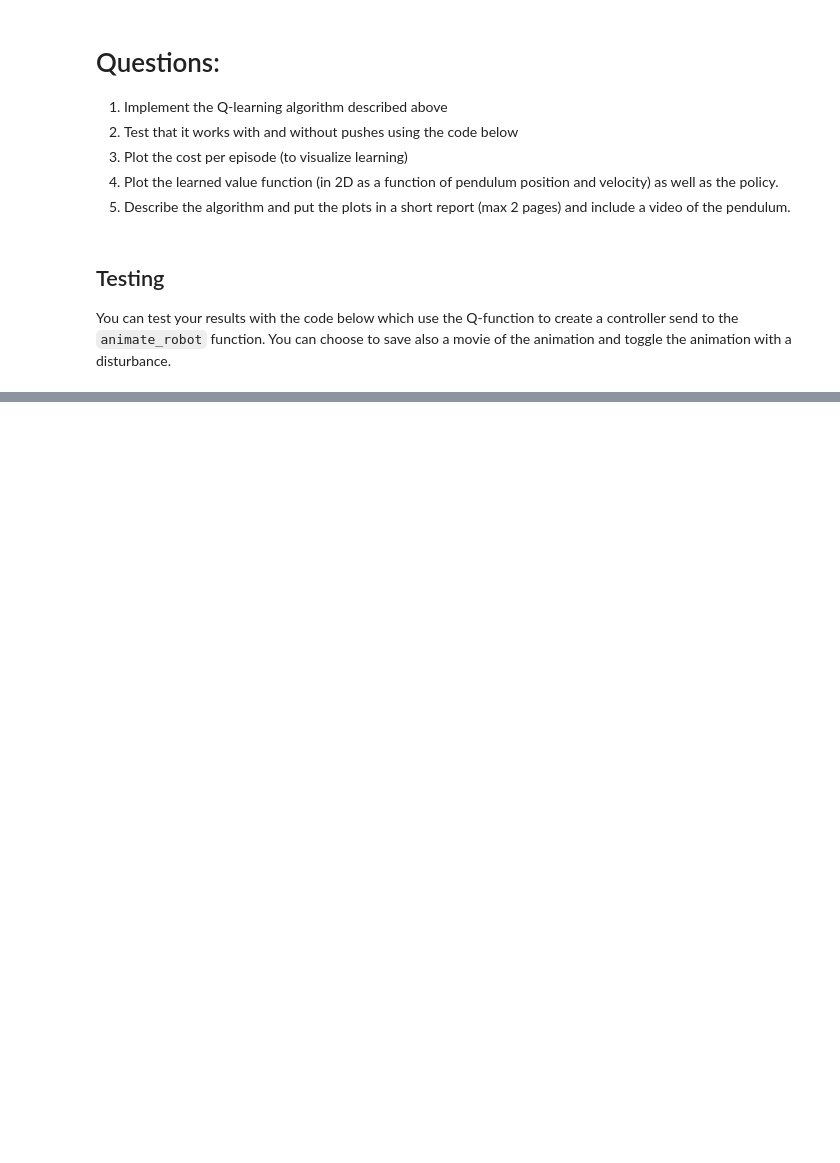
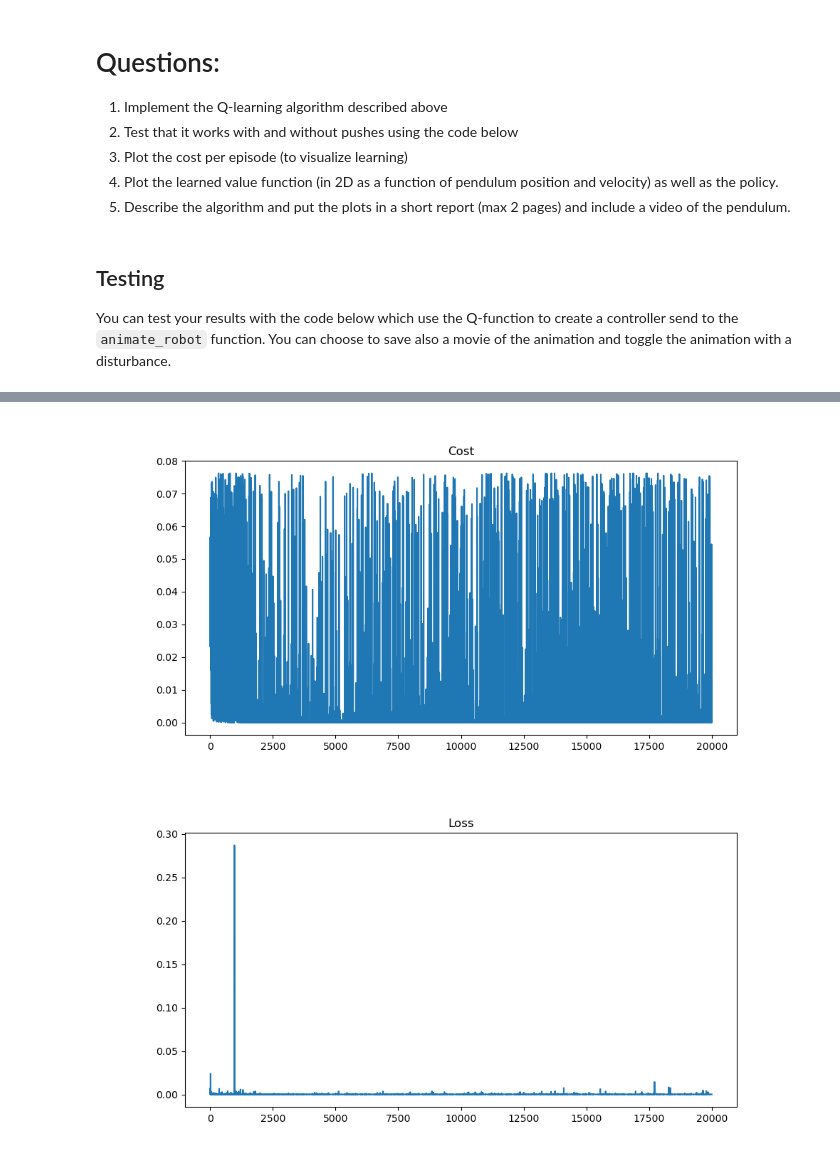
Before and after one commit to RiVer2000/ROB-GY-6323, a Jupyter notebook: Homework 4/Series 4 - Q-learning.ipynb, the cells around one changed output, grey strips where cells are left out. Saved outputs shown, nothing was run; the diff lists cells and outputs as text; code cells hidden in the pictures; blank space fills up the shorter version.

```diff
--- a/Homework 4/Series 4 - Q-learning.ipynb
+++ b/Homework 4/Series 4 - Q-learning.ipynb
@@ -107,16 +99,0 @@ def cost(x, u):
-# %%
-# Make device agnostic code
-device = torch.device("cuda" if torch.cuda.is_available() else "cpu")
-q_function.to(device=device)
-# np.random.seed(42)
-# torch.manual_seed(42)
-N = 100
-MAX_ITER = 5000
-alpha = 0.99
-lr = 0.1
-epsilon = 0.1
-
-# loss_fn = torch.nn.MSELoss(reduction='sum')
-loss_fn = torch.nn.MSELoss()
-
-optimizer = torch.optim.SGD(q_function.parameters(), lr=lr)
@@ -158,20 +99,0 @@ values of x0: tensor([5.5513, 0.6516], device='cuda:0')
-# %%
-# print(xi.shape)
-# print(xi)
-
-# x0 = np.zeros((2, 1))
-x0 = np.array([5.5513, 0.6516]).reshape(2, 1)
-
-
-def controller(x):
-    u_pred = torch.argmin(q_function(torch.as_tensor(x, dtype=torch.float, device=device).unsqueeze(0))).item()
-    u = possible_controls[u_pred]
-    return u
-
-# assert(x0.shape == (2,))
-# assert(x0.shape == 2)
-assert(x0.shape[0]==2)
-x = np.zeros((2, 2))  # Replace n_rows and n_columns with actual dimensions
-x[:,0] = x0[:,0]
-
-pendulum.animate_robot(x0, controller, push=False, save_movie=True)
@@ -218,0 +299,4 @@ def traj_controller():
+# %%
+# Call the class and the train function
+InvPen = QLearning(q_function, possible_controls)
+InvPen.train()
@@ -218,0 +308,6 @@ def traj_controller():
+# %%
+# plot the loss and cost
+InvPen.plot_results()
+# %% [output]
+[figure, added]
+[figure, added]
```
Also changed, not shown: parts of 10 cells of this notebook, 1 other file.
